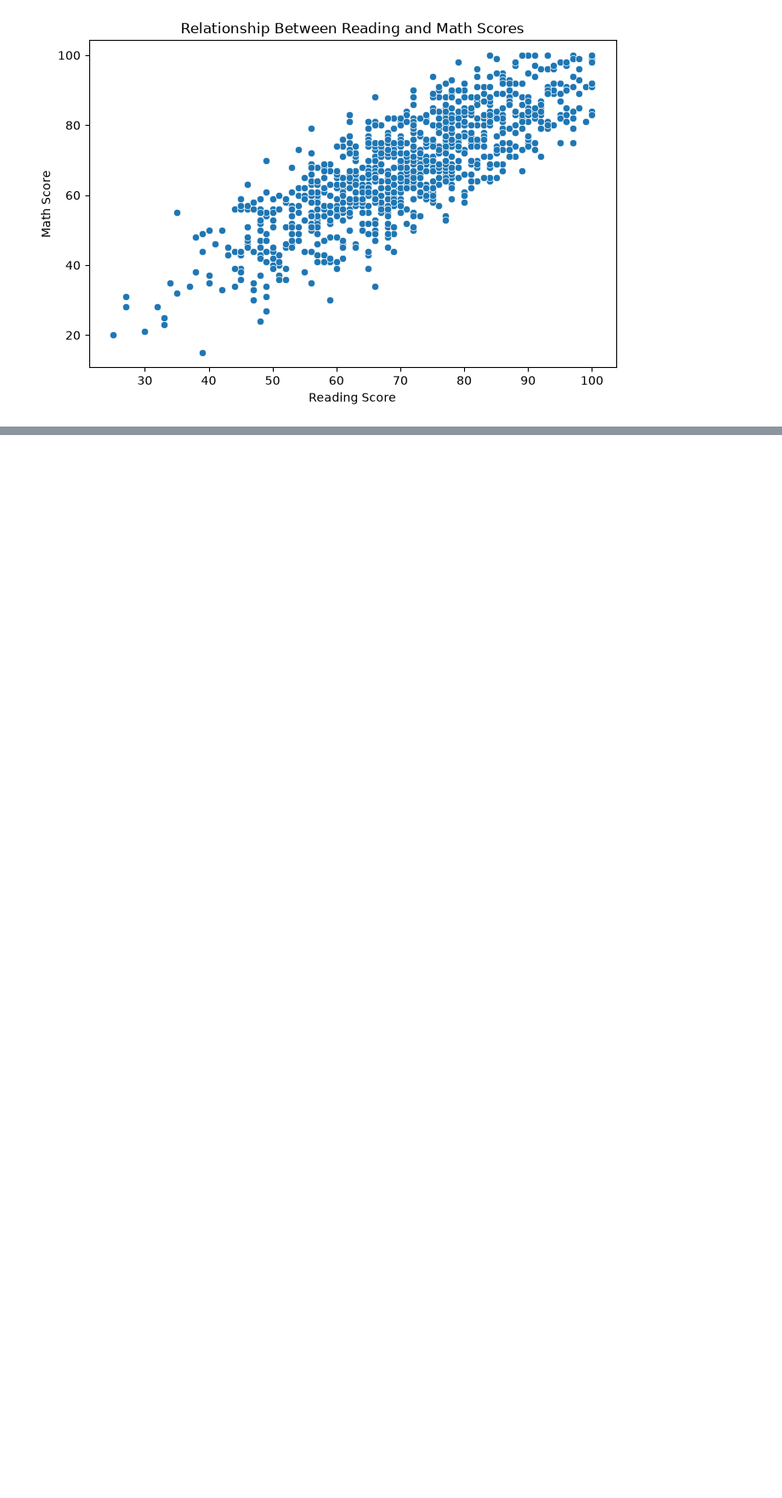
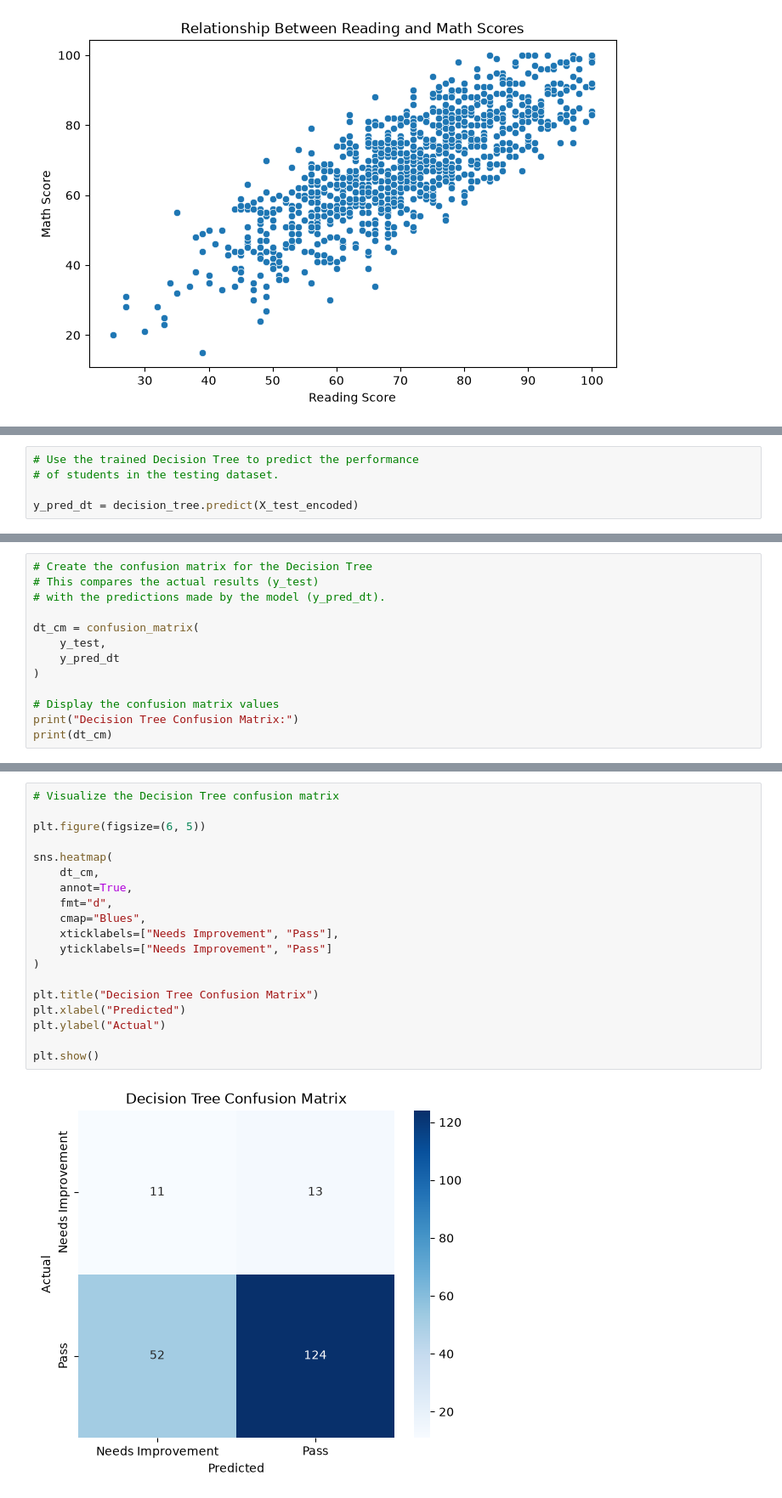
Before and after one commit to SakithmaVorandi/UOG0423057_DataScience_MiniProject, a Jupyter notebook: notebooks/main.ipynb, the cells around one changed output, grey strips where cells are left out. Shown at 85% size. Cells and saved outputs as stored; diff of their text form; blank space fills up the shorter version.

Commit message:
Decission Tree

```diff
--- a/notebooks/main.ipynb
+++ b/notebooks/main.ipynb
@@ -422,0 +720,5 @@ plt.show()
+# %%
+# Use the trained Decision Tree to predict the performance
+# of students in the testing dataset.
+
+y_pred_dt = decision_tree.predict(X_test_encoded)
@@ -422,0 +804,13 @@ plt.show()
+# %%
+# Create the confusion matrix for the Decision Tree
+# This compares the actual results (y_test)
+# with the predictions made by the model (y_pred_dt).
+
+dt_cm = confusion_matrix(
+    y_test,
+    y_pred_dt
+)
+
+# Display the confusion matrix values
+print("Decision Tree Confusion Matrix:")
+print(dt_cm)
@@ -422,0 +821,21 @@ plt.show()
+# %%
+# Visualize the Decision Tree confusion matrix
+
+plt.figure(figsize=(6, 5))
+
+sns.heatmap(
+    dt_cm,
+    annot=True,
+    fmt="d",
+    cmap="Blues",
+    xticklabels=["Needs Improvement", "Pass"],
+    yticklabels=["Needs Improvement", "Pass"]
+)
+
+plt.title("Decision Tree Confusion Matrix")
+plt.xlabel("Predicted")
+plt.ylabel("Actual")
+
+plt.show()
+# %% [output]
+[figure, added]
```
Also changed, not shown: parts of 21 cells of this notebook.
